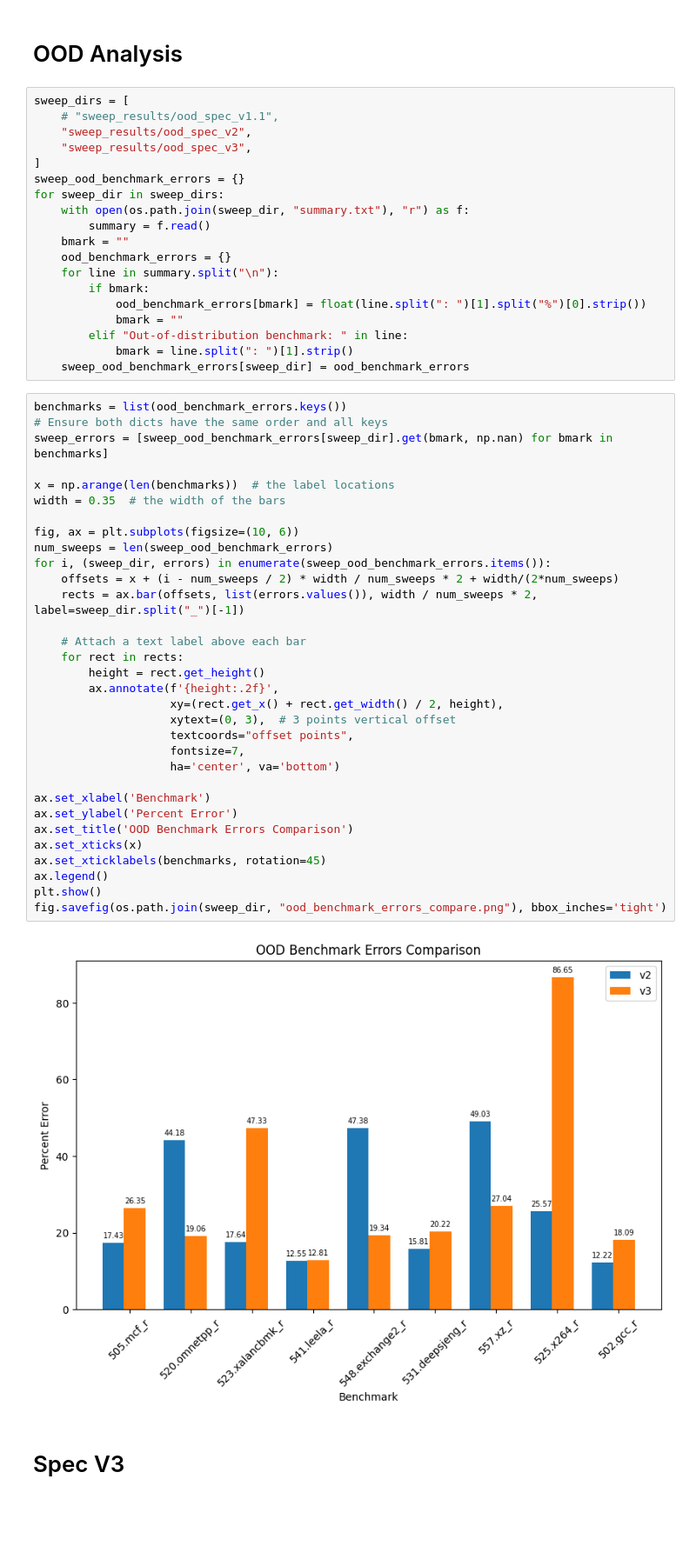
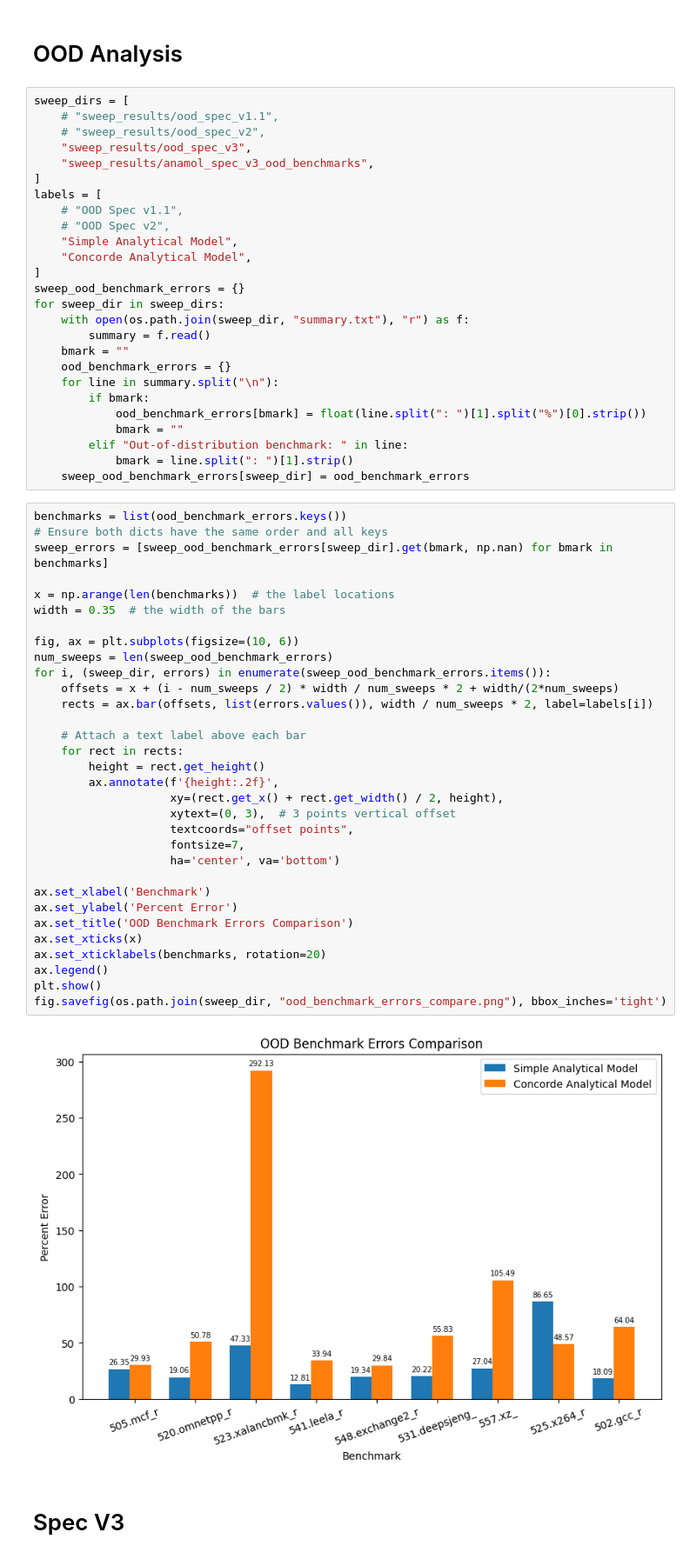
Before and after one commit to ronitnag04/peregrine, a Jupyter notebook: ml_model/analysis.ipynb, the cells around one changed output. Shown at 87% size. Drawn from its saved outputs; the diff is of its cells as text; blank space fills up the shorter version.

Commit message:
Added analysis of anamol features

```diff
--- a/ml_model/analysis.ipynb
+++ b/ml_model/analysis.ipynb
@@ -641,8 +635,15 @@ train_dataset[train_dataset.duplicated()]
 # %%
 sweep_dirs = [
     # "sweep_results/ood_spec_v1.1",
-    "sweep_results/ood_spec_v2",
+    # "sweep_results/ood_spec_v2",
     "sweep_results/ood_spec_v3",
+    "sweep_results/anamol_spec_v3_ood_benchmarks",
+]
+labels = [
+    # "OOD Spec v1.1",
+    # "OOD Spec v2",
+    "Simple Analytical Model",
+    "Concorde Analytical Model",
 ]
 sweep_ood_benchmark_errors = {}
 for sweep_dir in sweep_dirs:
@@ -661,36 +662,36 @@ for sweep_dir in sweep_dirs:
 benchmarks = list(ood_benchmark_errors.keys())
 # Ensure both dicts have the same order and all keys
 sweep_errors = [sweep_ood_benchmark_errors[sweep_dir].get(bmark, np.nan) for bmark in benchmarks]
 
 x = np.arange(len(benchmarks))  # the label locations
 width = 0.35  # the width of the bars
 
 fig, ax = plt.subplots(figsize=(10, 6))
 num_sweeps = len(sweep_ood_benchmark_errors)
 for i, (sweep_dir, errors) in enumerate(sweep_ood_benchmark_errors.items()):
     offsets = x + (i - num_sweeps / 2) * width / num_sweeps * 2 + width/(2*num_sweeps)
-    rects = ax.bar(offsets, list(errors.values()), width / num_sweeps * 2, label=sweep_dir.split("_")[-1])
+    rects = ax.bar(offsets, list(errors.values()), width / num_sweeps * 2, label=labels[i])
 
     # Attach a text label above each bar
     for rect in rects:
         height = rect.get_height()
         ax.annotate(f'{height:.2f}',
                     xy=(rect.get_x() + rect.get_width() / 2, height),
                     xytext=(0, 3),  # 3 points vertical offset
                     textcoords="offset points",
                     fontsize=7,
                     ha='center', va='bottom')
 
 ax.set_xlabel('Benchmark')
 ax.set_ylabel('Percent Error')
 ax.set_title('OOD Benchmark Errors Comparison')
 ax.set_xticks(x)
-ax.set_xticklabels(benchmarks, rotation=45)
+ax.set_xticklabels(benchmarks, rotation=20)
 ax.legend()
 plt.show()
 fig.savefig(os.path.join(sweep_dir, "ood_benchmark_errors_compare.png"), bbox_inches='tight')
 # %% [output]
-[figure, old version]
+[figure, new version]
 # %% [markdown]
 # Spec V3
 # %% [markdown]
```
Also changed, not shown: parts of 30 cells of this notebook, 3 other files.
